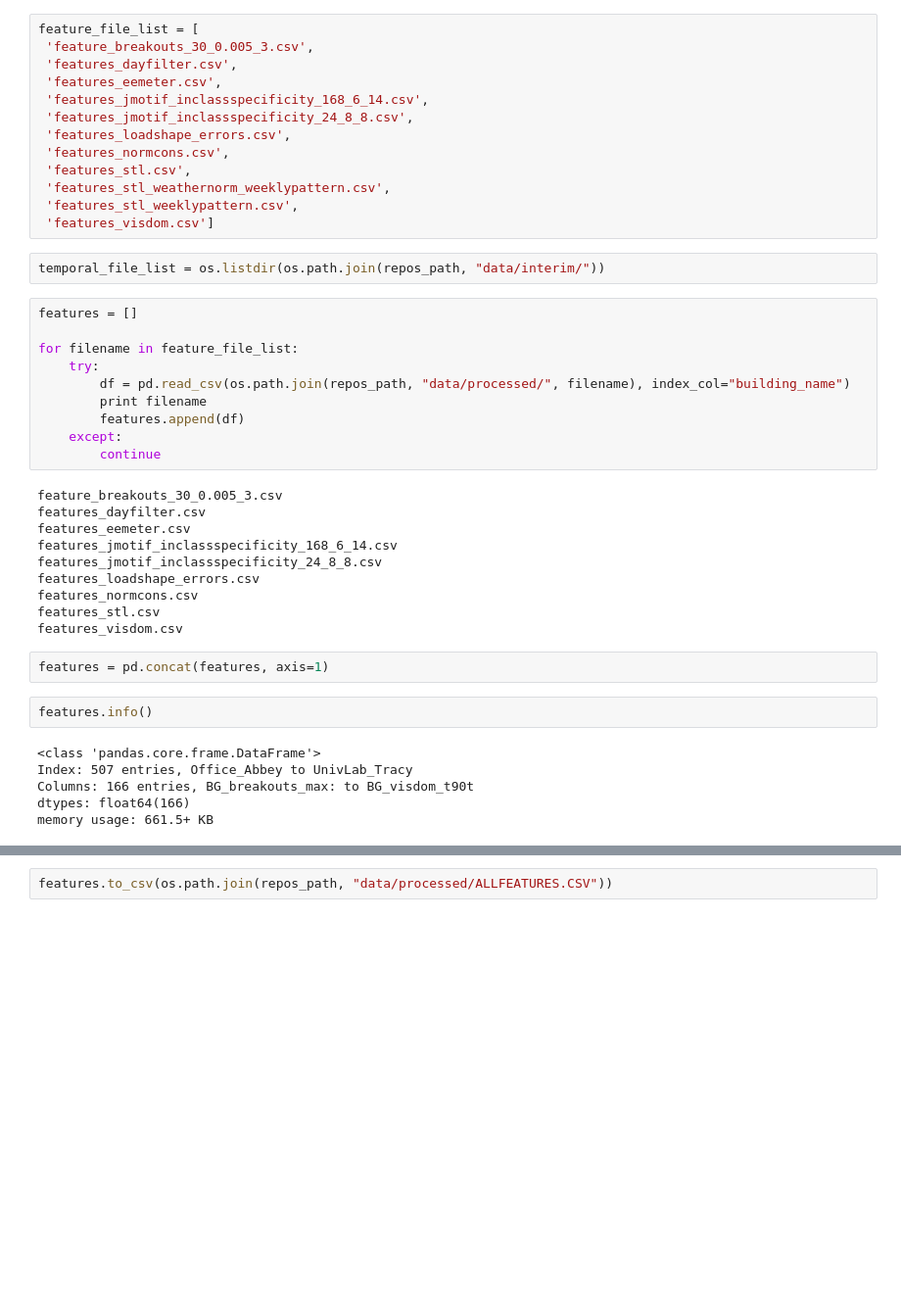
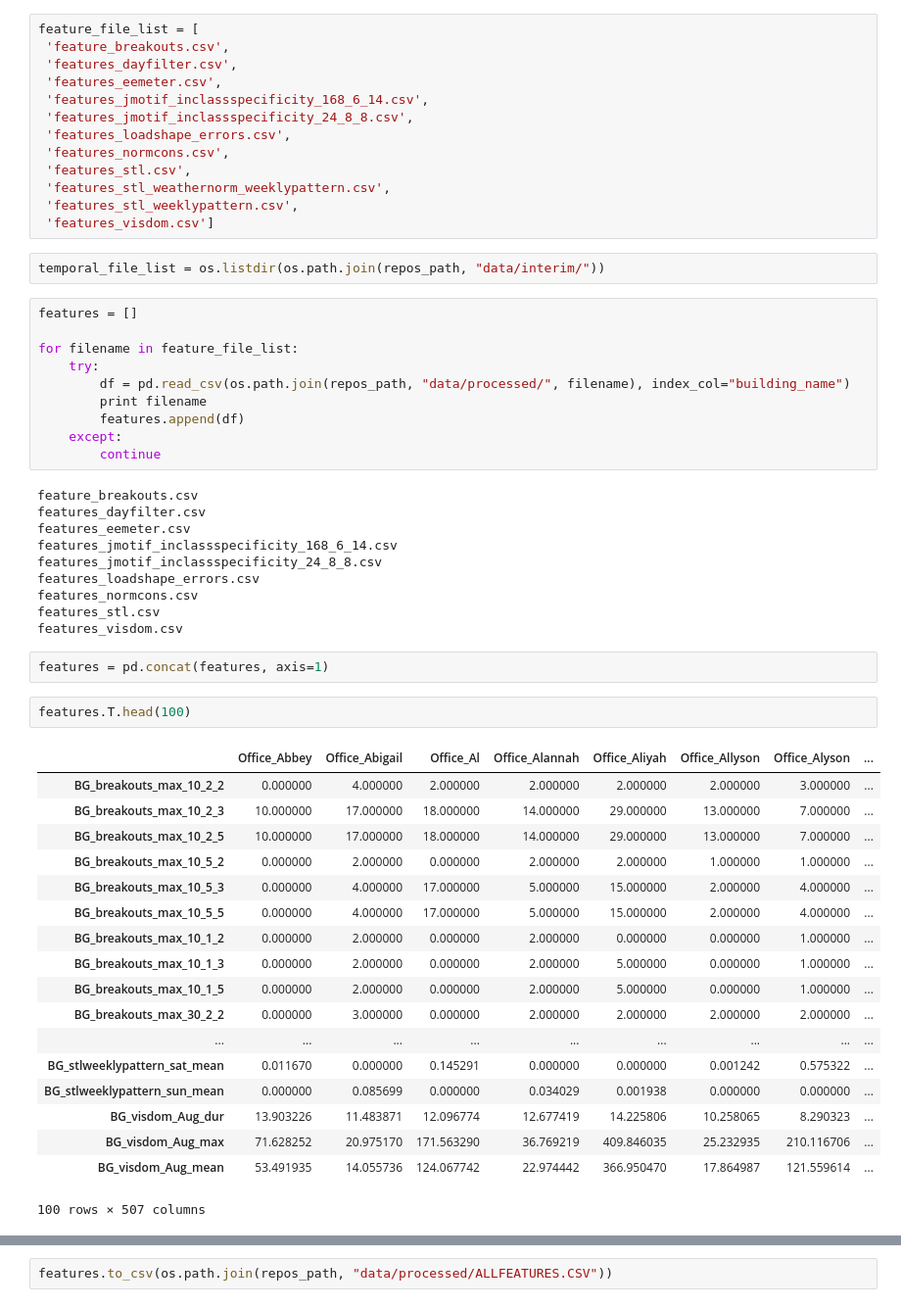
Before and after one commit to buds-lab/the-building-data-genome-project, a Jupyter notebook: notebooks/40_Feature Aggregation and Preparation.ipynb, the cells around one changed output, grey strips where cells are left out. Shown: that part at 98% size. Saved outputs shown, nothing was run; the diff lists cells and outputs as text; blank space fills up the shorter version.

```diff
--- a/notebooks/40_Feature Aggregation and Preparation.ipynb
+++ b/notebooks/40_Feature Aggregation and Preparation.ipynb
@@ -33,7 +34,7 @@ feature_file_list
  'features_visdom.csv']
 # %%
 feature_file_list = [
- 'feature_breakouts_30_0.005_3.csv',
+ 'feature_breakouts.csv',
  'features_dayfilter.csv',
  'features_eemeter.csv',
  'features_jmotif_inclassspecificity_168_6_14.csv',
@@ -57,7 +58,7 @@ for filename in feature_file_list:
     except:
         continue
 # %% [output]
-feature_breakouts_30_0.005_3.csv
+feature_breakouts.csv
 features_dayfilter.csv
 features_eemeter.csv
 features_jmotif_inclassspecificity_168_6_14.csv
@@ -68,11 +69,24 @@ features_stl.csv
 features_visdom.csv
 # %%
 features = pd.concat(features, axis=1)
-# %%
-features.info()
-# %% [output]
-<class 'pandas.core.frame.DataFrame'>
-Index: 507 entries, Office_Abbey to UnivLab_Tracy
-Columns: 166 entries, BG_breakouts_max: to BG_visdom_t90t
-dtypes: float64(166)
-memory usage: 661.5+ KB
+# %%
+features.T.head(100)
+# %% [output]
+|  | Office_Abbey | Office_Abigail | Office_Al | Office_Alannah | Office_Aliyah | Office_Allyson | Office_Alyson | ... |
+| BG_breakouts_max_10_2_2 | 0.000000 | 4.000000 | 2.000000 | 2.000000 | 2.000000 | 2.000000 | 3.000000 | ... |
+| BG_breakouts_max_10_2_3 | 10.000000 | 17.000000 | 18.000000 | 14.000000 | 29.000000 | 13.000000 | 7.000000 | ... |
+| BG_breakouts_max_10_2_5 | 10.000000 | 17.000000 | 18.000000 | 14.000000 | 29.000000 | 13.000000 | 7.000000 | ... |
+| BG_breakouts_max_10_5_2 | 0.000000 | 2.000000 | 0.000000 | 2.000000 | 2.000000 | 1.000000 | 1.000000 | ... |
+| BG_breakouts_max_10_5_3 | 0.000000 | 4.000000 | 17.000000 | 5.000000 | 15.000000 | 2.000000 | 4.000000 | ... |
+| BG_breakouts_max_10_5_5 | 0.000000 | 4.000000 | 17.000000 | 5.000000 | 15.000000 | 2.000000 | 4.000000 | ... |
+| BG_breakouts_max_10_1_2 | 0.000000 | 2.000000 | 0.000000 | 2.000000 | 0.000000 | 0.000000 | 1.000000 | ... |
+| BG_breakouts_max_10_1_3 | 0.000000 | 2.000000 | 0.000000 | 2.000000 | 5.000000 | 0.000000 | 1.000000 | ... |
+| BG_breakouts_max_10_1_5 | 0.000000 | 2.000000 | 0.000000 | 2.000000 | 5.000000 | 0.000000 | 1.000000 | ... |
+| BG_breakouts_max_30_2_2 | 0.000000 | 3.000000 | 0.000000 | 2.000000 | 2.000000 | 2.000000 | 2.000000 | ... |
+| ... | ... | ... | ... | ... | ... | ... | ... | ... |
+| BG_stlweeklypattern_sat_mean | 0.011670 | 0.000000 | 0.145291 | 0.000000 | 0.000000 | 0.001242 | 0.575322 | ... |
+| BG_stlweeklypattern_sun_mean | 0.000000 | 0.085699 | 0.000000 | 0.034029 | 0.001938 | 0.000000 | 0.000000 | ... |
+| BG_visdom_Aug_dur | 13.903226 | 11.483871 | 12.096774 | 12.677419 | 14.225806 | 10.258065 | 8.290323 | ... |
+| BG_visdom_Aug_max | 71.628252 | 20.975170 | 171.563290 | 36.769219 | 409.846035 | 25.232935 | 210.116706 | ... |
+| BG_visdom_Aug_mean | 53.491935 | 14.055736 | 124.067742 | 22.974442 | 366.950470 | 17.864987 | 121.559614 | ... |
+100 rows × 507 columns
```
Also changed, not shown: parts of 3 cells of this notebook, 25 other files.
